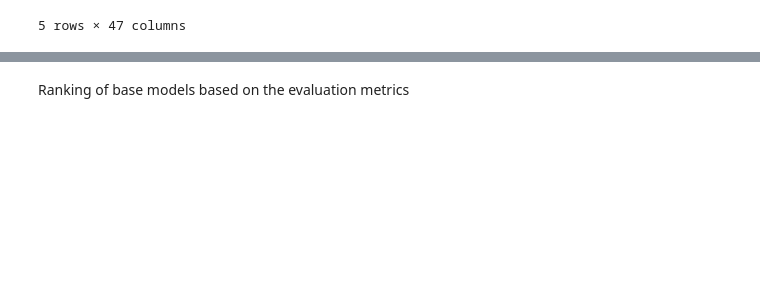
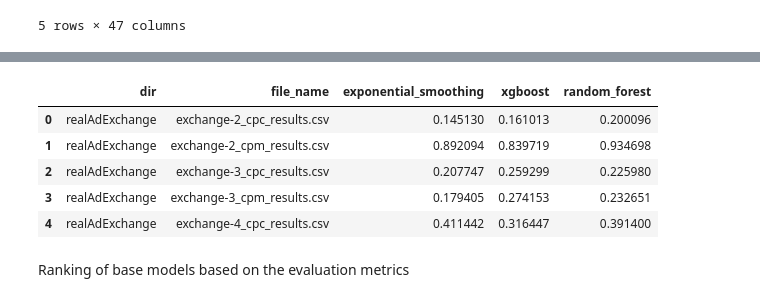
Before and after one commit to GPT-4-UOM/MetaFramework, a Jupyter notebook: notebook/meta_learning/ensemble_size_dataset_preparation.ipynb, the cells around one changed output, grey strips where cells are left out. Drawn from its saved outputs; the diff is of its cells as text; code cells hidden in the pictures; blank space fills up the shorter version.

```diff
--- a/notebook/meta_learning/ensemble_size_dataset_preparation.ipynb
+++ b/notebook/meta_learning/ensemble_size_dataset_preparation.ipynb
@@ -383,3 +383,13 @@ mae_df_final.head()
+# %%
+mape_df_final = pd.read_csv('../dataset_preparation/mape_results.csv')
+mape_df_final.head()
+# %% [output]
+|  | dir | file_name | exponential_smoothing | xgboost | random_forest |
+| 0 | realAdExchange | exchange-2_cpc_results.csv | 0.145130 | 0.161013 | 0.200096 |
+| 1 | realAdExchange | exchange-2_cpm_results.csv | 0.892094 | 0.839719 | 0.934698 |
+| 2 | realAdExchange | exchange-3_cpc_results.csv | 0.207747 | 0.259299 | 0.225980 |
+| 3 | realAdExchange | exchange-3_cpm_results.csv | 0.179405 | 0.274153 | 0.232651 |
+| 4 | realAdExchange | exchange-4_cpc_results.csv | 0.411442 | 0.316447 | 0.391400 |
 # %% [markdown]
 Ranking of base models based on the evaluation metrics
 # %%
```
Also changed, not shown: parts of 5 cells of this notebook, 1 other file.
